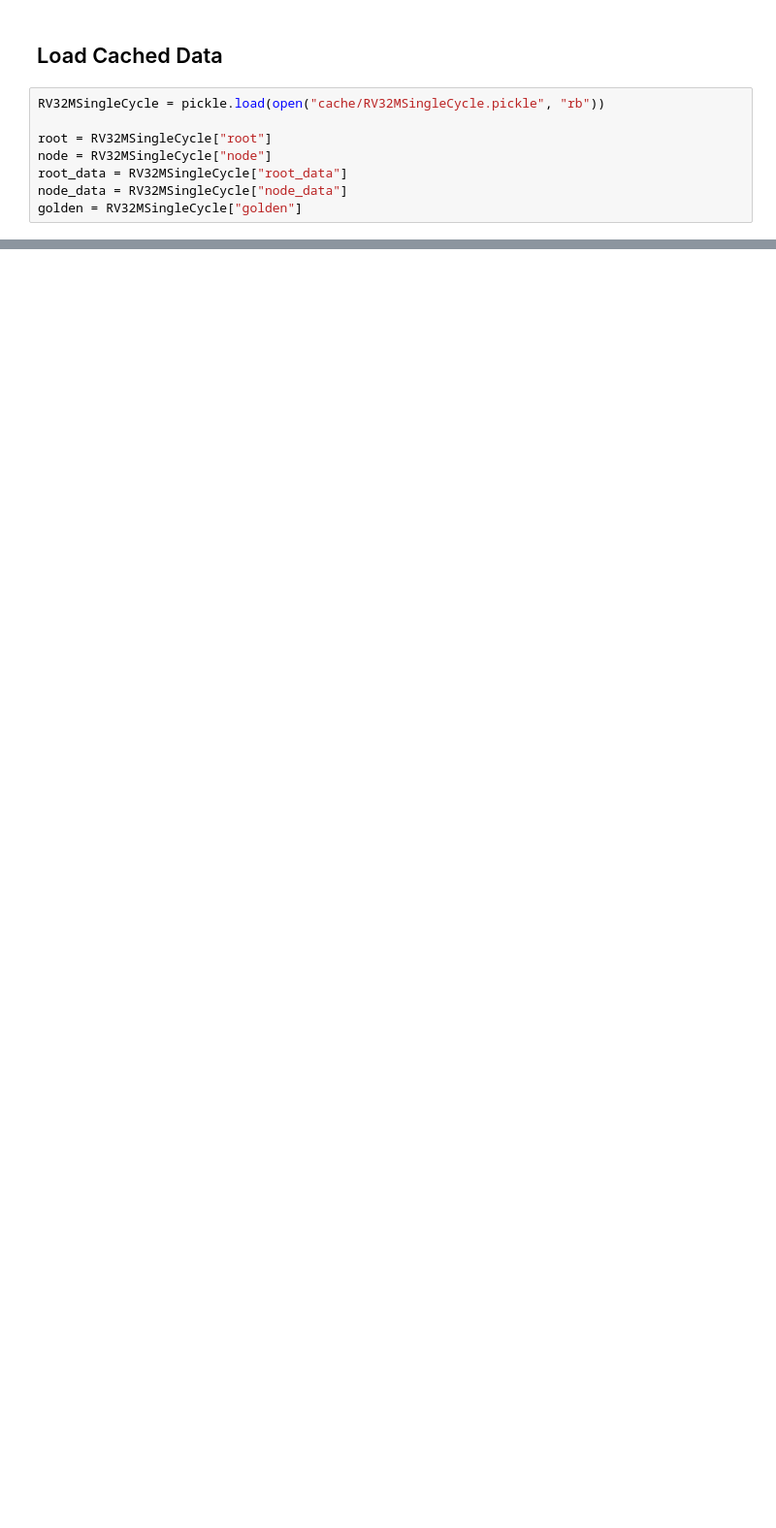
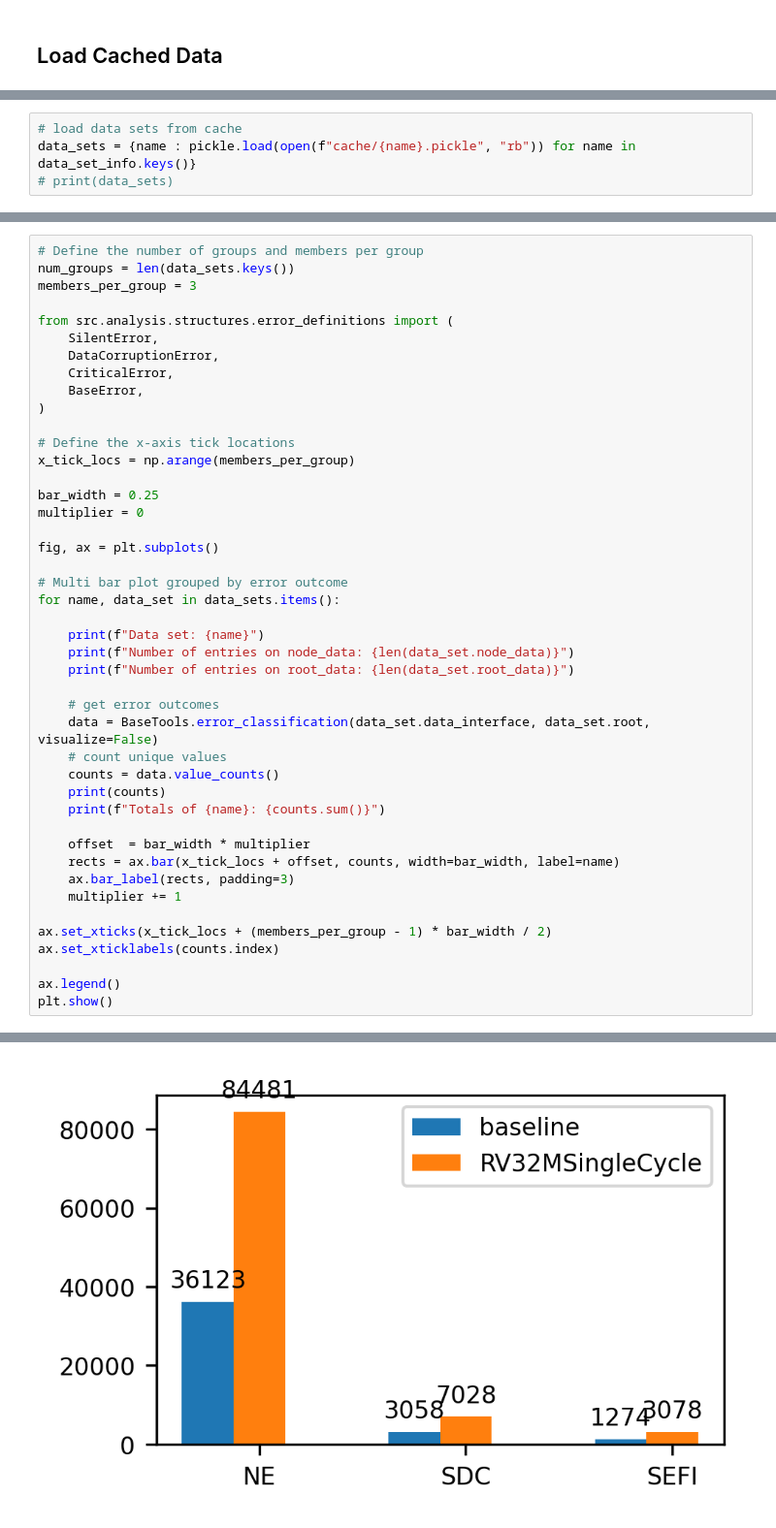
Before and after one commit to ahll19/PULSE, a Jupyter notebook: nsrec_plots.ipynb, the cells around one changed output, grey strips where cells are left out. Shown at 97% size. Cells and saved outputs as stored; diff of their text form; blank space fills up the shorter version.

Commit message:
update caching, and multiplot bar to nsrec.ipynb

```diff
--- a/nsrec_plots.ipynb
+++ b/nsrec_plots.ipynb
@@ -89,10 +80,2 @@ Parsing SEU logs...
 # %% [markdown]
 ## Load Cached Data
-# %%
-RV32MSingleCycle = pickle.load(open("cache/RV32MSingleCycle.pickle", "rb"))
-
-root = RV32MSingleCycle["root"]
-node = RV32MSingleCycle["node"]
-root_data = RV32MSingleCycle["root_data"]
-node_data = RV32MSingleCycle["node_data"]
-golden = RV32MSingleCycle["golden"]
@@ -131,0 +82,4 @@ ConversionError: Failed to convert value(s) to axis units: ['rf_reg[31]', 'rf_re
+# %%
+# load data sets from cache
+data_sets = {name : pickle.load(open(f"cache/{name}.pickle", "rb")) for name in data_set_info.keys()}
+# print(data_sets)
@@ -131,0 +135,45 @@ ConversionError: Failed to convert value(s) to axis units: ['rf_reg[31]', 'rf_re
+# %%
+# Define the number of groups and members per group
+num_groups = len(data_sets.keys())
+members_per_group = 3
+
+from src.analysis.structures.error_definitions import (
+    SilentError,
+    DataCorruptionError,
+    CriticalError,
+    BaseError,
+)
+
+# Define the x-axis tick locations
+x_tick_locs = np.arange(members_per_group)
+
+bar_width = 0.25
+multiplier = 0
+
+fig, ax = plt.subplots()
+
+# Multi bar plot grouped by error outcome
+for name, data_set in data_sets.items():
+
+    print(f"Data set: {name}")
+    print(f"Number of entries on node_data: {len(data_set.node_data)}")
+    print(f"Number of entries on root_data: {len(data_set.root_data)}")
+
+    # get error outcomes
+    data = BaseTools.error_classification(data_set.data_interface, data_set.root, visualize=False)
+    # count unique values
+    counts = data.value_counts()
+    print(counts)
+    print(f"Totals of {name}: {counts.sum()}")
+
+    offset  = bar_width * multiplier
+    rects = ax.bar(x_tick_locs + offset, counts, width=bar_width, label=name)
+    ax.bar_label(rects, padding=3)
+    multiplier += 1
+
+ax.set_xticks(x_tick_locs + (members_per_group - 1) * bar_width / 2)
+ax.set_xticklabels(counts.index)
+
+ax.legend()
+plt.show()
+# %% [output]
@@ -131,0 +196 @@ ConversionError: Failed to convert value(s) to axis units: ['rf_reg[31]', 'rf_re
+[figure, added]
```
Also changed, not shown: parts of 15 cells of this notebook, 5 other files.
